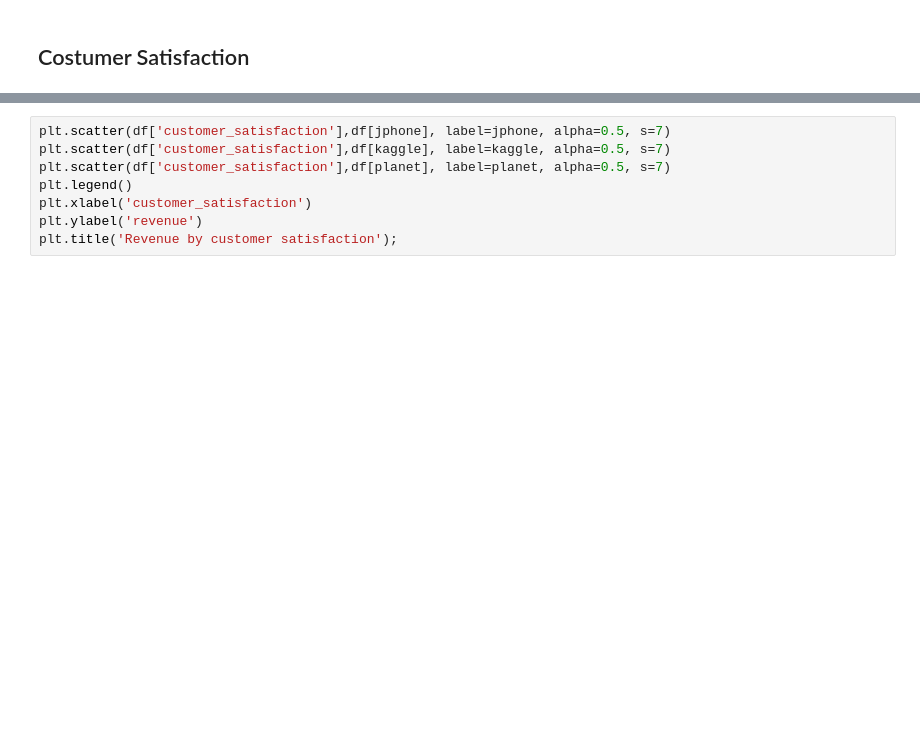
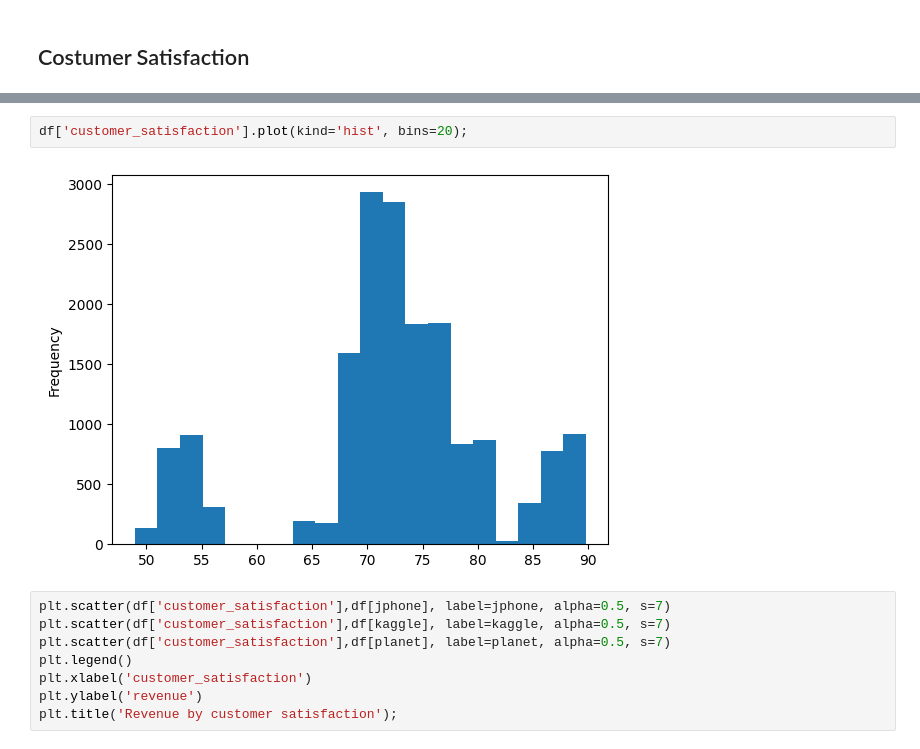
Before and after one commit to jsilvalavin/orange_test_stage, a Jupyter notebook: notebooks/exploration.ipynb, the cells around one changed output, grey strips where cells are left out. Drawn from its saved outputs; the diff is of its cells as text; blank space fills up the shorter version.

```diff
--- a/notebooks/exploration.ipynb
+++ b/notebooks/exploration.ipynb
@@ -110,3 +187,7 @@ We notice that there seems to be a correlation and, also, that ther may be a cut
+# %%
+df['customer_satisfaction'].plot(kind='hist', bins=20);
+# %% [output]
+[figure, added]
 # %%
 plt.scatter(df['customer_satisfaction'],df[jphone], label=jphone, alpha=0.5, s=7)
 plt.scatter(df['customer_satisfaction'],df[kaggle], label=kaggle, alpha=0.5, s=7)
```
Also changed, not shown: parts of 50 cells of this notebook.
